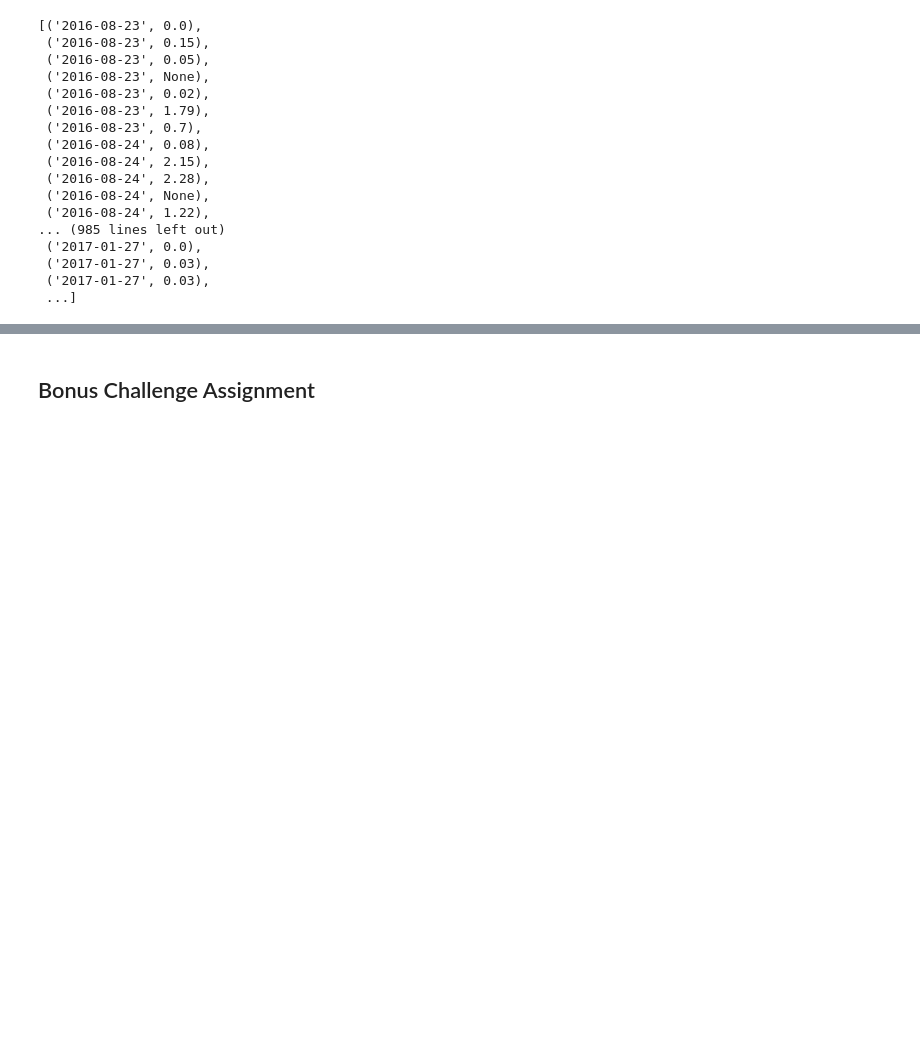
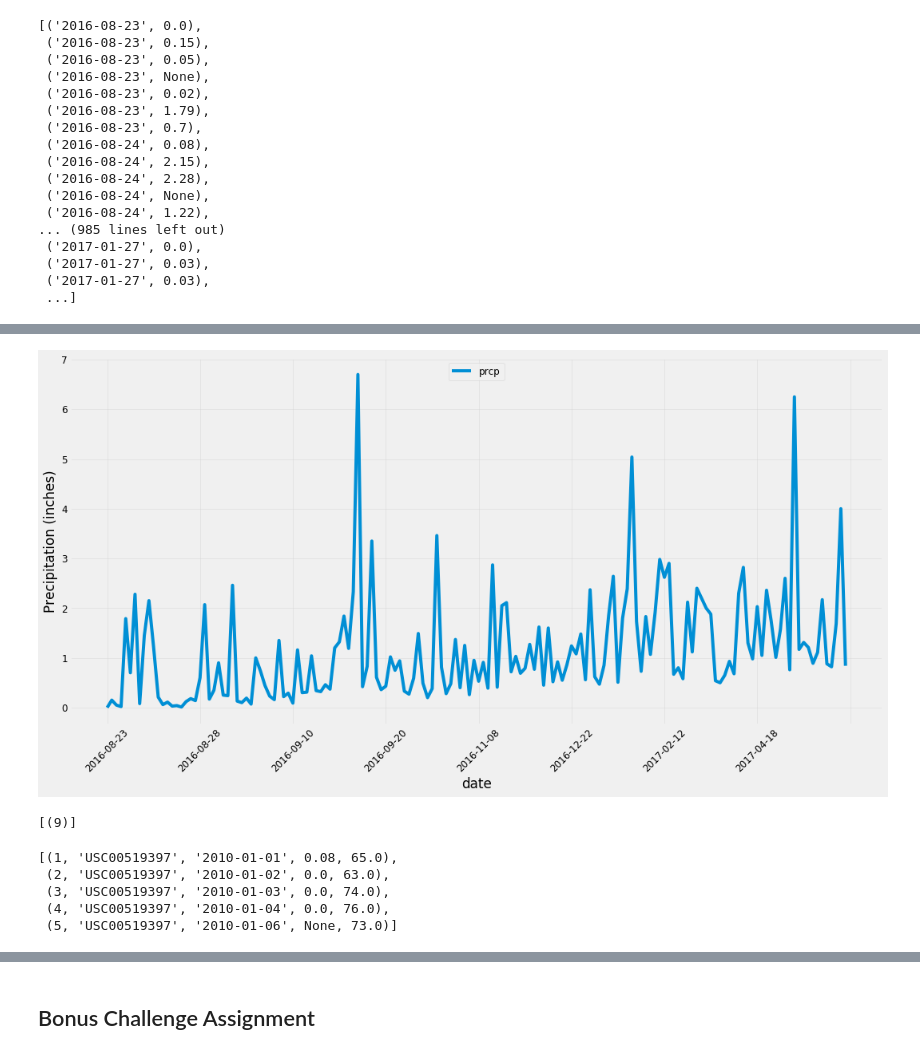
Before and after one commit to marcum531/sqlalchemy-challenge, a Jupyter notebook: Climate.ipynb, the cells around one changed output, grey strips where cells are left out. Cells and saved outputs as stored; diff of their text form; code cells hidden in the pictures; blank space fills up the shorter version.

```diff
--- a/Climate.ipynb
+++ b/Climate.ipynb
@@ -167,5 +180,33 @@ precip_clean2
+# %%
+# Use Pandas Plotting with Matplotlib to plot the data
+
+precip_clean2_df = precip_clean2_df.sort_values("date")
+
+ax =precip_clean2_df.plot(y= "prcp", figsize = (15,8), fontsize = 12)
+ax.grid(True, alpha = 0.3)
+ax.legend(fancybox = True, fontsize = 12, loc = "upper center")
+
+ax.set_ylabel("Precipitation (inches)")
+plt.xticks(rotation = 45)
+plt.tight_layout()
+
+
+plt.show()
+# %% [output]
+[figure, added]
 # %%
 # Design a query to show how many stations are available in this dataset?
+session.query(func.count(Station.station)).all()
+# %% [output]
+[(9)]
+# %%
+engine.execute('SELECT * FROM measurement LIMIT 5').fetchall()
+# %% [output]
+[(1, 'USC00519397', '2010-01-01', 0.08, 65.0),
+ (2, 'USC00519397', '2010-01-02', 0.0, 63.0),
+ (3, 'USC00519397', '2010-01-03', 0.0, 74.0),
+ (4, 'USC00519397', '2010-01-04', 0.0, 76.0),
+ (5, 'USC00519397', '2010-01-06', None, 73.0)]
 # %%
 # What are the most active stations? (i.e. what stations have the most rows)?
 # List the stations and the counts in descending order.
```
Also changed, not shown: parts of 22 cells of this notebook.
